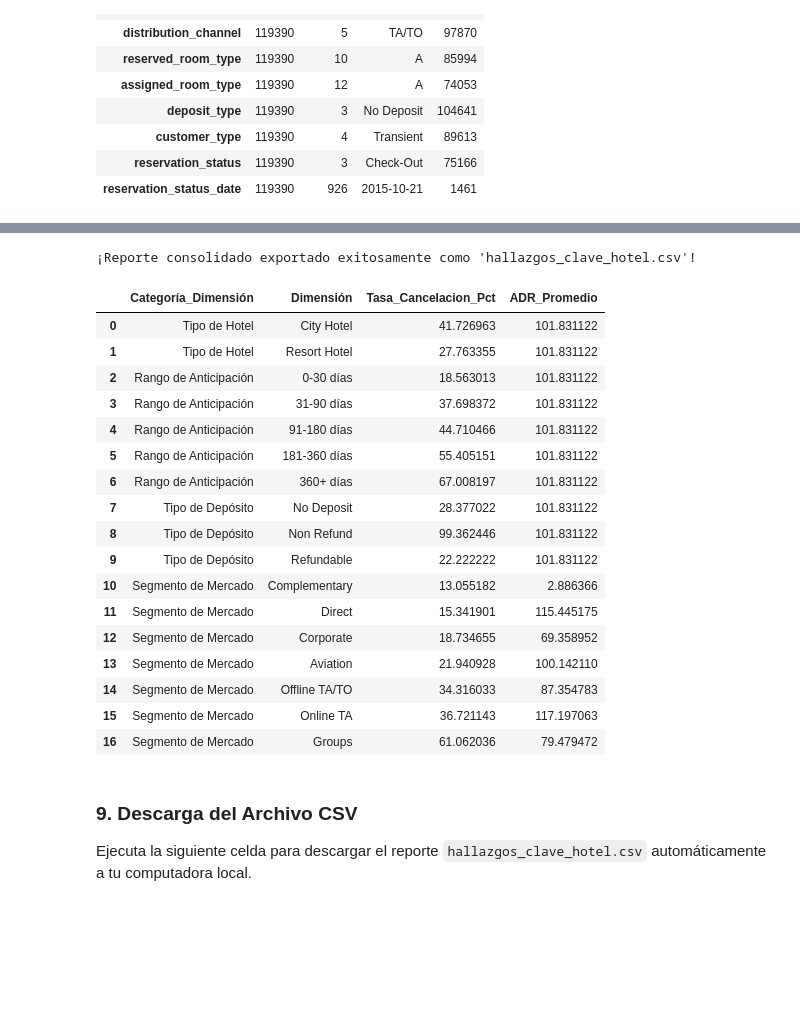
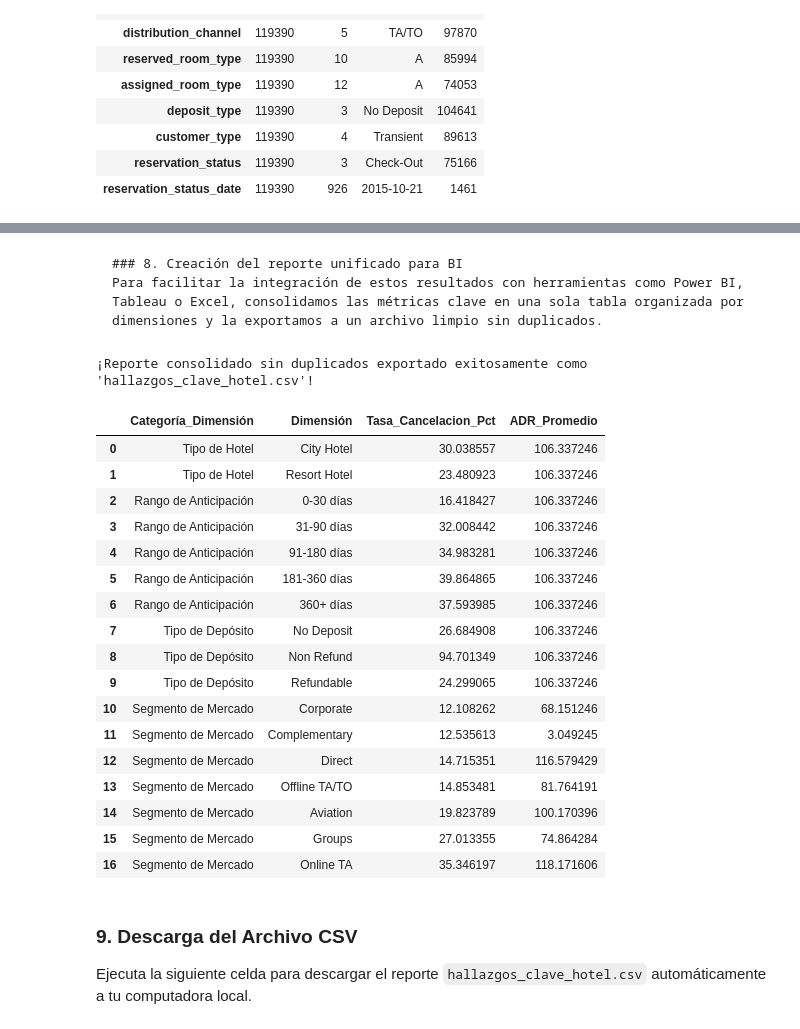
Before and after one commit to David011023/Analisis-Hotel-Booking-Demand, a Jupyter notebook: Analisis /01_Analisis_de_hotel.ipynb, the cells around one changed output, grey strips where cells are left out. Saved outputs shown, nothing was run; the diff lists cells and outputs as text; code cells hidden in the pictures; blank space fills up the shorter version.

````diff
--- a/Analisis /01_Analisis_de_hotel.ipynb
+++ b/Analisis /01_Analisis_de_hotel.ipynb
@@ -185,34 +312,31 @@ En la industria hotelera, evaluar el desempeño económico requiere métricas un
 # %%
-# Mapear los nombres de los meses a números para poder ordenar cronológicamente
+# Mapear los nombres de los meses a números para ordenar cronológicamente
 months_map = {
     'January': 1, 'February': 2, 'March': 3, 'April': 4, 'May': 5, 'June': 6,
     'July': 7, 'August': 8, 'September': 9, 'October': 10, 'November': 11, 'December': 12
 }
-df['arrival_date_month_num'] = df['arrival_date_month'].map(months_map)
+df_sin_duplicados['arrival_date_month_num'] = df_sin_duplicados['arrival_date_month'].map(months_map)
 
-# Agrupar datos por año, mes y tipo de hotel
-kpi_data = df.groupby(['arrival_date_year', 'arrival_date_month_num', 'arrival_date_month', 'hotel']).agg(
+# Agrupar datos por año, mes y tipo de hotel en dataset limpio
+kpi_data = df_sin_duplicados.groupby(['arrival_date_year', 'arrival_date_month_num', 'arrival_date_month', 'hotel']).agg(
     total_bookings=('is_canceled', 'count'),
     successful_bookings=('is_canceled', lambda x: (x == 0).sum()),
     average_adr=('adr', 'mean')
 ).reset_index()
 
-# Calcular Tasa de Ocupación aproximada (reservas exitosas / total de reservas en el dataset)
-kpi_data['occupancy_rate'] = kpi_data['successful_bookings'] / kpi_data['total_bookings']
-
-# Calcular RevPAR simplificado (ADR * Tasa de Ocupación)
-kpi_data['revpar'] = kpi_data['average_adr'] * kpi_data['occupancy_rate']
+# Calcular la Proporción de Reservas No Canceladas
+kpi_data['prop_no_canceladas'] = (kpi_data['successful_bookings'] / kpi_data['total_bookings']) * 100
 
 # Ordenar cronológicamente
 kpi_data = kpi_data.sort_values(by=['arrival_date_year', 'arrival_date_month_num'])
 kpi_data['date'] = kpi_data['arrival_date_year'].astype(str) + '-' + kpi_data['arrival_date_month_num'].astype(str).str.zfill(2)
 
-# Graficar la evolución del ADR y RevPAR para ambos hoteles
+# Graficar la evolución de la Proporción de Reservas No Canceladas
 plt.figure(figsize=(15, 6))
-sns.lineplot(data=kpi_data, x='date', y='revpar', hue='hotel', marker='o', linewidth=2.5, palette='Set1')
-plt.title('Evolución Mensual del RevPAR (Ingresos por habitación disponible) Estimado', fontsize=14, fontweight='bold', pad=15)
+sns.lineplot(data=kpi_data, x='date', y='prop_no_canceladas', hue='hotel', marker='o', linewidth=2.5, palette='Set1')
+plt.title('Evolución Mensual de la Proporción de Reservas No Canceladas (Sin Duplicados)', fontsize=14, fontweight='bold', pad=15)
 plt.xlabel('Periodo (Año-Mes)', fontsize=12)
-plt.ylabel('RevPAR ($)', fontsize=12)
+plt.ylabel('Reservas No Canceladas (%)', fontsize=12)
 plt.xticks(rotation=45)
 plt.grid(True, linestyle='--', alpha=0.6)
 plt.tight_layout()
@@ -225,6 +351,6 @@ Evaluamos el desempeño y la conversión (tasas de éxito de reserva vs cancelac
 # %%
-# Calcular métricas clave por segmento de mercado
-segment_analysis = df.groupby('market_segment').agg(
+# Calcular métricas clave por segmento de mercado con el dataset sin duplicados
+segment_analysis = df_sin_duplicados.groupby('market_segment').agg(
     total_bookings=('is_canceled', 'count'),
     cancellation_rate=('is_canceled', 'mean'),
     average_adr=('adr', 'mean')
@@ -235,7 +361,7 @@ segment_analysis['cancellation_rate'] *= 100
 # Calcular tasa de conversión (reservas exitosas)
 segment_analysis['conversion_rate'] = 100 - segment_analysis['cancellation_rate']
 
-# Filtrar segmentos poco representativos si los hubiera
+# Filtrar segmentos poco representativos
 segment_analysis = segment_analysis[segment_analysis['total_bookings'] > 100].sort_values(by='conversion_rate', ascending=False)
 
 # Graficar la Tasa de Conversión y el ADR promedio por Segmento de Mercado
@@ -244,7 +370,7 @@ sns.set_theme(style="whitegrid")
 
 # Barras de Tasa de Conversión
 sns.barplot(ax=ax1, x='market_segment', y='conversion_rate', data=segment_analysis, palette='crest', hue='market_segment', legend=False, alpha=0.8)
-ax1.set_title('Rendimiento por Segmento de Mercado: Conversión (Línea) vs ADR (Barras)', fontsize=14, fontweight='bold', pad=15)
+ax1.set_title('Rendimiento por Segmento de Mercado (Sin Duplicados): Conversión (Línea) vs ADR (Barras)', fontsize=14, fontweight='bold', pad=15)
 ax1.set_xlabel('Segmento de Mercado', fontsize=12)
 ax1.set_ylabel('Tasa de Conversión (%)', fontsize=12)
 ax1.set_ylim(0, 110)
@@ -286,57 +411,62 @@ Consolidamos las métricas clave calculadas a lo largo de nuestro análisis (por
+# %% [markdown]
+```markdown
+### 8. Creación del reporte unificado para BI
+Para facilitar la integración de estos resultados con herramientas como Power BI, Tableau o Excel, consolidamos las métricas clave en una sola tabla organizada por dimensiones y la exportamos a un archivo limpio sin duplicados.
+```
 # %%
 import pandas as pd
 
-# 1. Preparar dataframes parciales etiquetados para consolidar en un reporte limpio
+# 1. Preparar dataframes parciales etiquetados para consolidar en un reporte limpio sin duplicados
 report_hotel = cancellation_rates.copy().rename(columns={'hotel': 'Dimensión', 'is_canceled': 'Tasa_Cancelacion_Pct'})
 report_hotel['Categoría_Dimensión'] = 'Tipo de Hotel'
 
 report_lead = lead_time_cancel.copy().rename(columns={'lead_time_range': 'Dimensión', 'is_canceled': 'Tasa_Cancelacion_Pct'})
 report_lead['Categoría_Dimensión'] = 'Rango de Anticipación'
 report_lead['Dimensión'] = report_lead['Dimensión'].astype(str)
 
 report_deposit = deposit_cancel.copy().rename(columns={'deposit_type': 'Dimensión', 'is_canceled': 'Tasa_Cancelacion_Pct'})
 report_deposit['Categoría_Dimensión'] = 'Tipo de Depósito'
 
 report_segment = segment_analysis[['market_segment', 'cancellation_rate', 'average_adr']].copy().rename(
     columns={'market_segment': 'Dimensión', 'cancellation_rate': 'Tasa_Cancelacion_Pct', 'average_adr': 'ADR_Promedio'}
 )
 report_segment['Categoría_Dimensión'] = 'Segmento de Mercado'
 
 # Consolidar todo en un solo DataFrame
 final_report = pd.concat([report_hotel, report_lead, report_deposit, report_segment], ignore_index=True)
 
 # Reordenar las columnas para mayor claridad
 final_report = final_report[['Categoría_Dimensión', 'Dimensión', 'Tasa_Cancelacion_Pct', 'ADR_Promedio']]
 
-# Rellenar valores nulos de ADR con el promedio general para dimensiones que no lo calculaban específicamente
-final_report['ADR_Promedio'] = final_report['ADR_Promedio'].fillna(df['adr'].mean())
+# Rellenar valores nulos de ADR con el promedio general del dataset sin duplicados
+final_report['ADR_Promedio'] = final_report['ADR_Promedio'].fillna(df_sin_duplicados['adr'].mean())
 
 # Exportar a un archivo CSV listo para descargar
 csv_path = 'hallazgos_clave_hotel.csv'
 final_report.to_csv(csv_path, index=False, encoding='utf-8-sig')
 
-print(f"¡Reporte consolidado exportado exitosamente como '{csv_path}'!")
+print(f"¡Reporte consolidado sin duplicados exportado exitosamente como '{csv_path}'!")
 display(final_report)
 # %% [output]
-¡Reporte consolidado exportado exitosamente como 'hallazgos_clave_hotel.csv'!
+¡Reporte consolidado sin duplicados exportado exitosamente como 'hallazgos_clave_hotel.csv'!
 |  | Categoría_Dimensión | Dimensión | Tasa_Cancelacion_Pct | ADR_Promedio |
-| 0 | Tipo de Hotel | City Hotel | 41.726963 | 101.831122 |
-| 1 | Tipo de Hotel | Resort Hotel | 27.763355 | 101.831122 |
-| 2 | Rango de Anticipación | 0-30 días | 18.563013 | 101.831122 |
-| 3 | Rango de Anticipación | 31-90 días | 37.698372 | 101.831122 |
-| 4 | Rango de Anticipación | 91-180 días | 44.710466 | 101.831122 |
-| 5 | Rango de Anticipación | 181-360 días | 55.405151 | 101.831122 |
-| 6 | Rango de Anticipación | 360+ días | 67.008197 | 101.831122 |
-| 7 | Tipo de Depósito | No Deposit | 28.377022 | 101.831122 |
-| 8 | Tipo de Depósito | Non Refund | 99.362446 | 101.831122 |
-| 9 | Tipo de Depósito | Refundable | 22.222222 | 101.831122 |
-| 10 | Segmento de Mercado | Complementary | 13.055182 | 2.886366 |
-| 11 | Segmento de Mercado | Direct | 15.341901 | 115.445175 |
-| 12 | Segmento de Mercado | Corporate | 18.734655 | 69.358952 |
-| 13 | Segmento de Mercado | Aviation | 21.940928 | 100.142110 |
-| 14 | Segmento de Mercado | Offline TA/TO | 34.316033 | 87.354783 |
-| 15 | Segmento de Mercado | Online TA | 36.721143 | 117.197063 |
-| 16 | Segmento de Mercado | Groups | 61.062036 | 79.479472 |
+| 0 | Tipo de Hotel | City Hotel | 30.038557 | 106.337246 |
+| 1 | Tipo de Hotel | Resort Hotel | 23.480923 | 106.337246 |
+| 2 | Rango de Anticipación | 0-30 días | 16.418427 | 106.337246 |
+| 3 | Rango de Anticipación | 31-90 días | 32.008442 | 106.337246 |
+| 4 | Rango de Anticipación | 91-180 días | 34.983281 | 106.337246 |
+| 5 | Rango de Anticipación | 181-360 días | 39.864865 | 106.337246 |
+| 6 | Rango de Anticipación | 360+ días | 37.593985 | 106.337246 |
+| 7 | Tipo de Depósito | No Deposit | 26.684908 | 106.337246 |
+| 8 | Tipo de Depósito | Non Refund | 94.701349 | 106.337246 |
+| 9 | Tipo de Depósito | Refundable | 24.299065 | 106.337246 |
+| 10 | Segmento de Mercado | Corporate | 12.108262 | 68.151246 |
+| 11 | Segmento de Mercado | Complementary | 12.535613 | 3.049245 |
+| 12 | Segmento de Mercado | Direct | 14.715351 | 116.579429 |
+| 13 | Segmento de Mercado | Offline TA/TO | 14.853481 | 81.764191 |
+| 14 | Segmento de Mercado | Aviation | 19.823789 | 100.170396 |
+| 15 | Segmento de Mercado | Groups | 27.013355 | 74.864284 |
+| 16 | Segmento de Mercado | Online TA | 35.346197 | 118.171606 |
 # %% [markdown]
 ### 9. Descarga del Archivo CSV
 Ejecuta la siguiente celda para descargar el reporte `hallazgos_clave_hotel.csv` automáticamente a tu computadora local.
````
Also changed, not shown: parts of 27 cells of this notebook.
